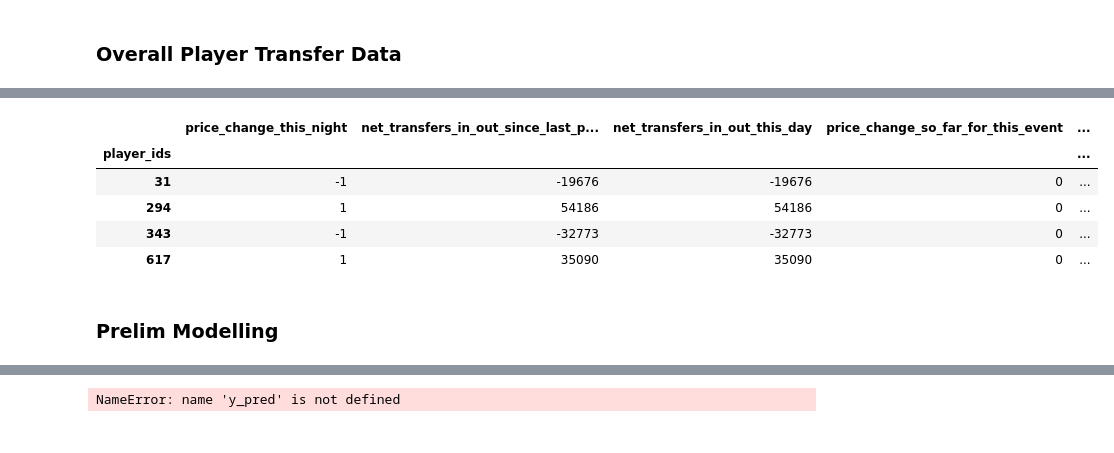
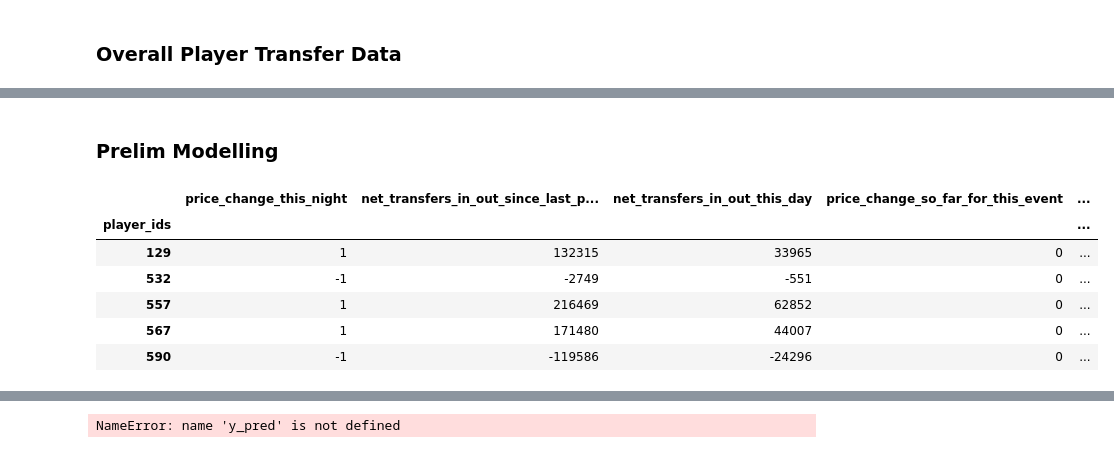
Before and after one commit to tomribaroff/FullPipeline-FPLPricePredictor, a Jupyter notebook: feature-engineering-pipeline/feature_engineering_pipeline/preliminary_exploration.ipynb, the cells around one changed output, grey strips where cells are left out. Drawn from its saved outputs; the diff is of its cells as text; code cells hidden in the pictures.

```diff
--- a/feature-engineering-pipeline/feature_engineering_pipeline/preliminary_exploration.ipynb
+++ b/feature-engineering-pipeline/feature_engineering_pipeline/preliminary_exploration.ipynb
@@ -201,14 +184,15 @@ yesterday_data.to_csv(yesterday_filepath, index=False) #index=False?
 # #rewrite today's file
 today_filepath = Path('/Users/thomasribaroff/Documents/GitHub/FullPipeline-FPLPricePredictor/feature-engineering-pipeline/Saved_Data/{}/{}.csv'.format(today,today))
 today_data.to_csv(today_filepath) #index=False?
-# %%
-yesterday_data[yesterday_data.price_change_this_night != 0]
-# %% [output]
-|  | price_change_this_night | net_transfers_in_out_since_last_p... | net_transfers_in_out_this_day | price_change_so_far_for_this_event | ... |
-| player_ids |  |  |  |  | ... |
-| 31 | -1 | -19676 | -19676 | 0 | ... |
-| 294 | 1 | 54186 | 54186 | 0 | ... |
-| 343 | -1 | -32773 | -32773 | 0 | ... |
-| 617 | 1 | 35090 | 35090 | 0 | ... |
 # %% [markdown]
 ### Prelim Modelling
+# %%
+yesterday_data
+# %% [output]
+|  | price_change_this_night | net_transfers_in_out_since_last_p... | net_transfers_in_out_this_day | price_change_so_far_for_this_event | ... |
+| player_ids |  |  |  |  | ... |
+| 129 | 1 | 132315 | 33965 | 0 | ... |
+| 532 | -1 | -2749 | -551 | 0 | ... |
+| 557 | 1 | 216469 | 62852 | 0 | ... |
+| 567 | 1 | 171480 | 44007 | 0 | ... |
+| 590 | -1 | -119586 | -24296 | 0 | ... |
```
Also changed, not shown: parts of 11 cells of this notebook, 13 other files.
